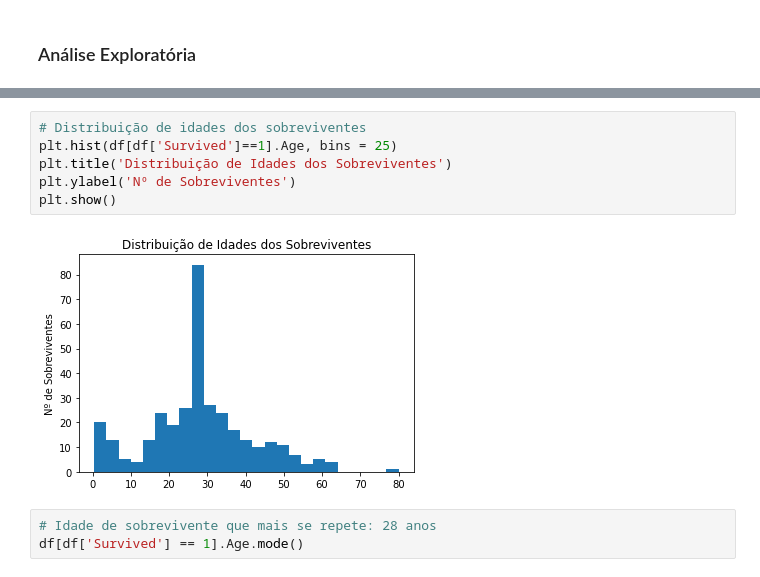
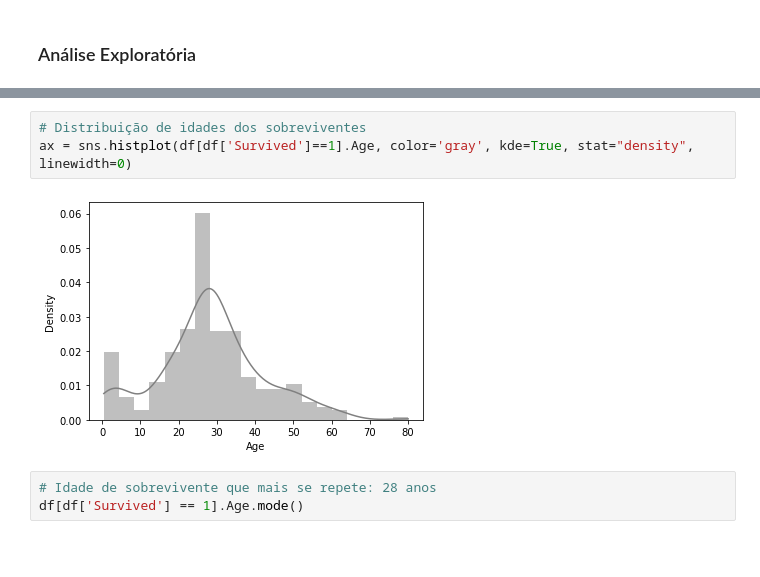
Before and after one commit to douglasfdantas/Python, a Jupyter notebook: Titanic/TitanicSurvivors.ipynb, the cells around one changed output, grey strips where cells are left out. Saved outputs shown, nothing was run; the diff lists cells and outputs as text; blank space fills up the shorter version.

```diff
--- a/Titanic/TitanicSurvivors.ipynb
+++ b/Titanic/TitanicSurvivors.ipynb
@@ -264,11 +281,8 @@ plt.show()
 # %%
 # Distribuição de idades dos sobreviventes
-plt.hist(df[df['Survived']==1].Age, bins = 25)
-plt.title('Distribuição de Idades dos Sobreviventes')
-plt.ylabel('Nº de Sobreviventes')
-plt.show()
+ax = sns.histplot(df[df['Survived']==1].Age, color='gray', kde=True, stat="density", linewidth=0)
 # %% [output]
-[figure, old version]
+[figure, new version]
 # %%
 # Idade de sobrevivente que mais se repete: 28 anos
 df[df['Survived'] == 1].Age.mode()
```
Also changed, not shown: parts of 32 cells of this notebook.
